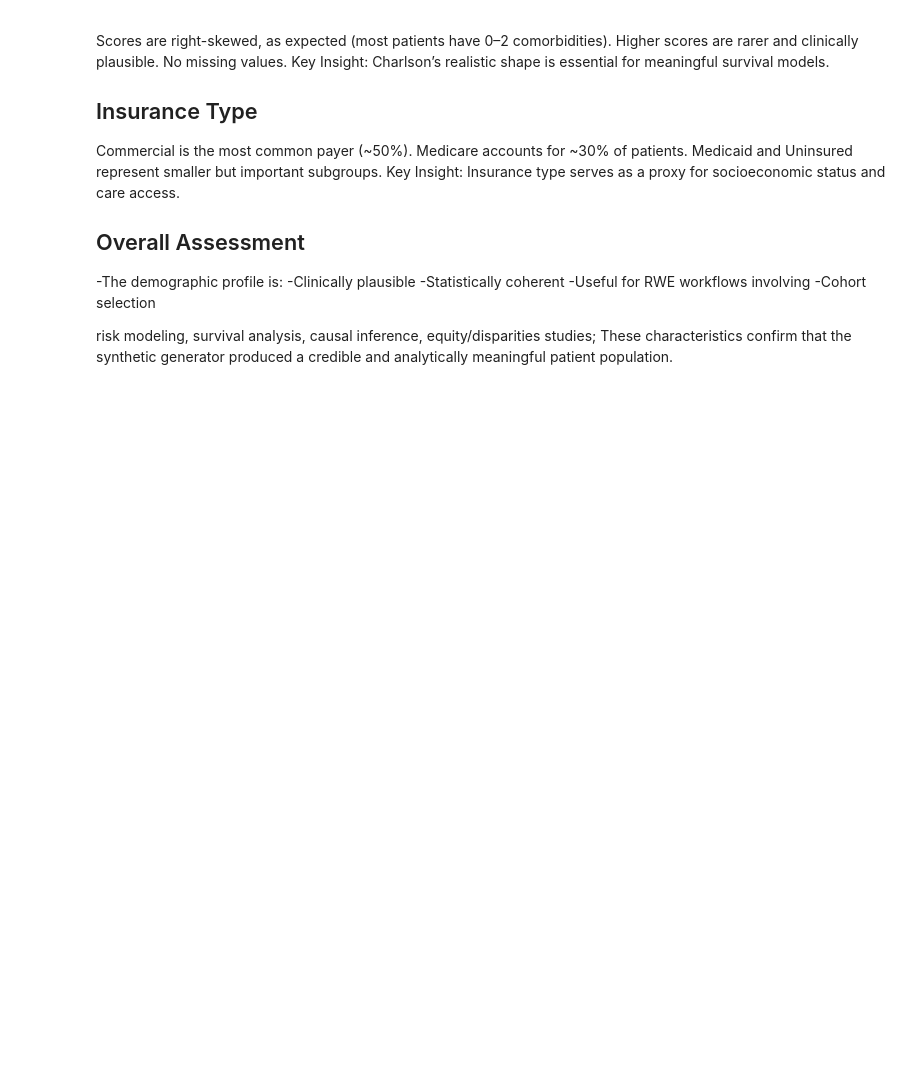
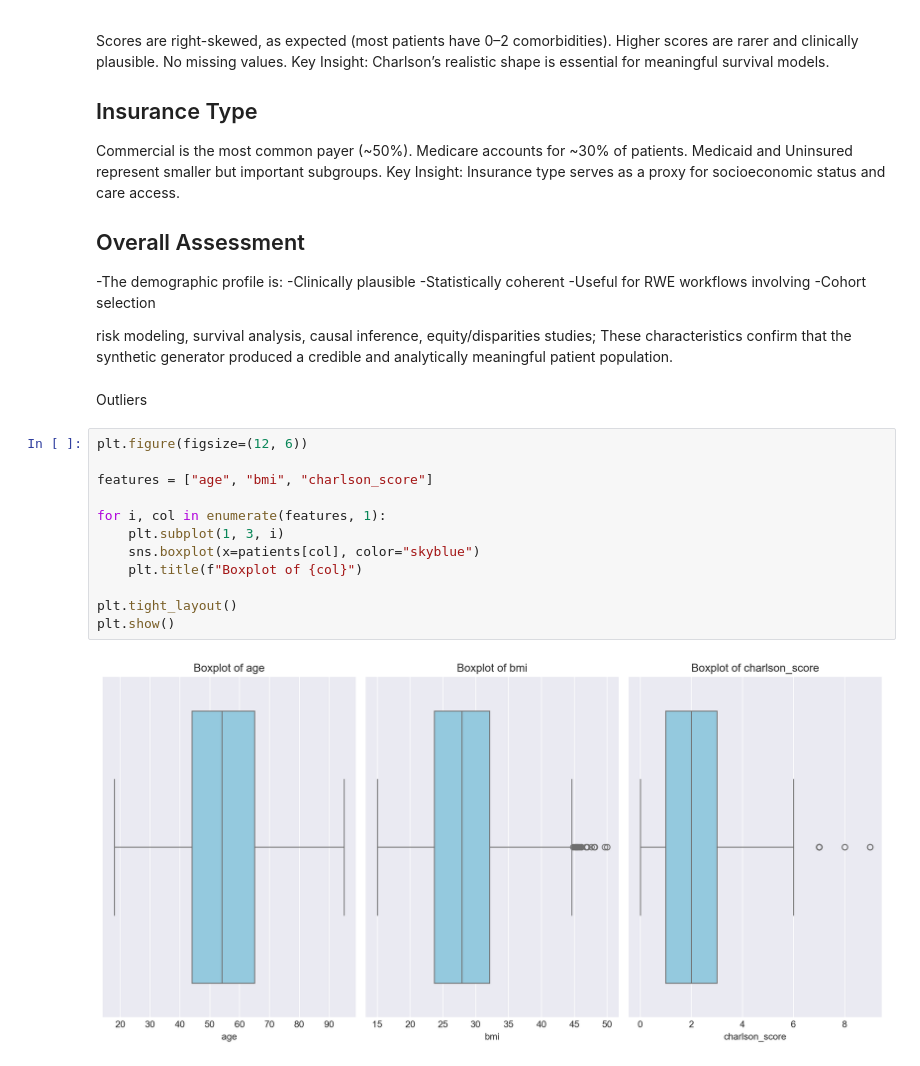
Before and after one commit to Finarosalina/rwe-health-analytics, a Jupyter notebook: notebooks/01_exploratory_eda.ipynb, the cells around one changed output. Saved outputs shown, nothing was run; the diff lists cells and outputs as text; blank space fills up the shorter version.

Commit message:
eda outliers

```diff
--- a/notebooks/01_exploratory_eda.ipynb
+++ b/notebooks/01_exploratory_eda.ipynb
@@ -279,3 +279,19 @@ Insurance type serves as a proxy for socioeconomic status and care access.
 
 
 risk modeling, survival analysis, causal inference, equity/disparities studies; These characteristics confirm that the synthetic generator produced a credible and analytically meaningful patient population.
+# %% [markdown]
+Outliers
+# %%
+plt.figure(figsize=(12, 6))
+
+features = ["age", "bmi", "charlson_score"]
+
+for i, col in enumerate(features, 1):
+    plt.subplot(1, 3, i)
+    sns.boxplot(x=patients[col], color="skyblue")
+    plt.title(f"Boxplot of {col}")
+
+plt.tight_layout()
+plt.show()
+# %% [output]
+[figure, added]
```
Also changed, not shown: parts of 6 cells of this notebook.
